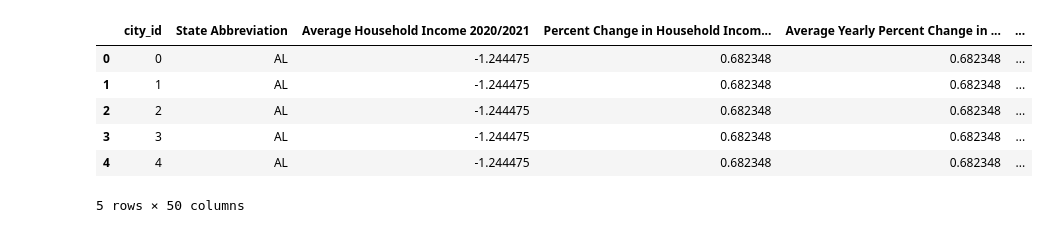
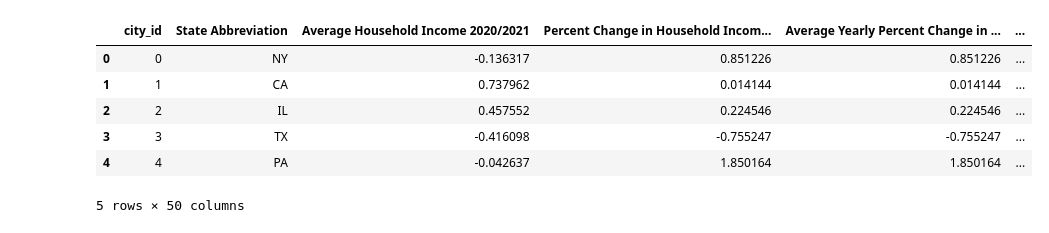
Before and after one commit to JosephGeibig/CityFinder, a Jupyter notebook: knn.ipynb, the cells around one changed output. Saved outputs shown, nothing was run; the diff lists cells and outputs as text; code cells hidden in the pictures.

```diff
--- a/knn.ipynb
+++ b/knn.ipynb
@@ -15,14 +15,14 @@ def pairwise_dist(x, y):  # [5 pts]
     #raise NotImplementedError
     return np.linalg.norm(x[:, None, :] - y[None, :, :], axis=-1)
 # %%
-cities = pd.read_csv("data/data_standardized.csv")
+cities = pd.read_csv("data/ds2.csv")
 cities = cities.rename(columns = {'Unnamed: 0':'city_id'})
 cities.head()
 # %% [output]
 |  | city_id | State Abbreviation | Average Household Income 2020/2021 | Percent Change in Household Incom... | Average Yearly Percent Change in ... | ... |
-| 0 | 0 | AL | -1.244475 | 0.682348 | 0.682348 | ... |
-| 1 | 1 | AL | -1.244475 | 0.682348 | 0.682348 | ... |
-| 2 | 2 | AL | -1.244475 | 0.682348 | 0.682348 | ... |
-| 3 | 3 | AL | -1.244475 | 0.682348 | 0.682348 | ... |
-| 4 | 4 | AL | -1.244475 | 0.682348 | 0.682348 | ... |
+| 0 | 0 | NY | -0.136317 | 0.851226 | 0.851226 | ... |
+| 1 | 1 | CA | 0.737962 | 0.014144 | 0.014144 | ... |
+| 2 | 2 | IL | 0.457552 | 0.224546 | 0.224546 | ... |
+| 3 | 3 | TX | -0.416098 | -0.755247 | -0.755247 | ... |
+| 4 | 4 | PA | -0.042637 | 1.850164 | 1.850164 | ... |
 5 rows × 50 columns
```
Also changed, not shown: parts of 15 cells of this notebook, 9 other files.
